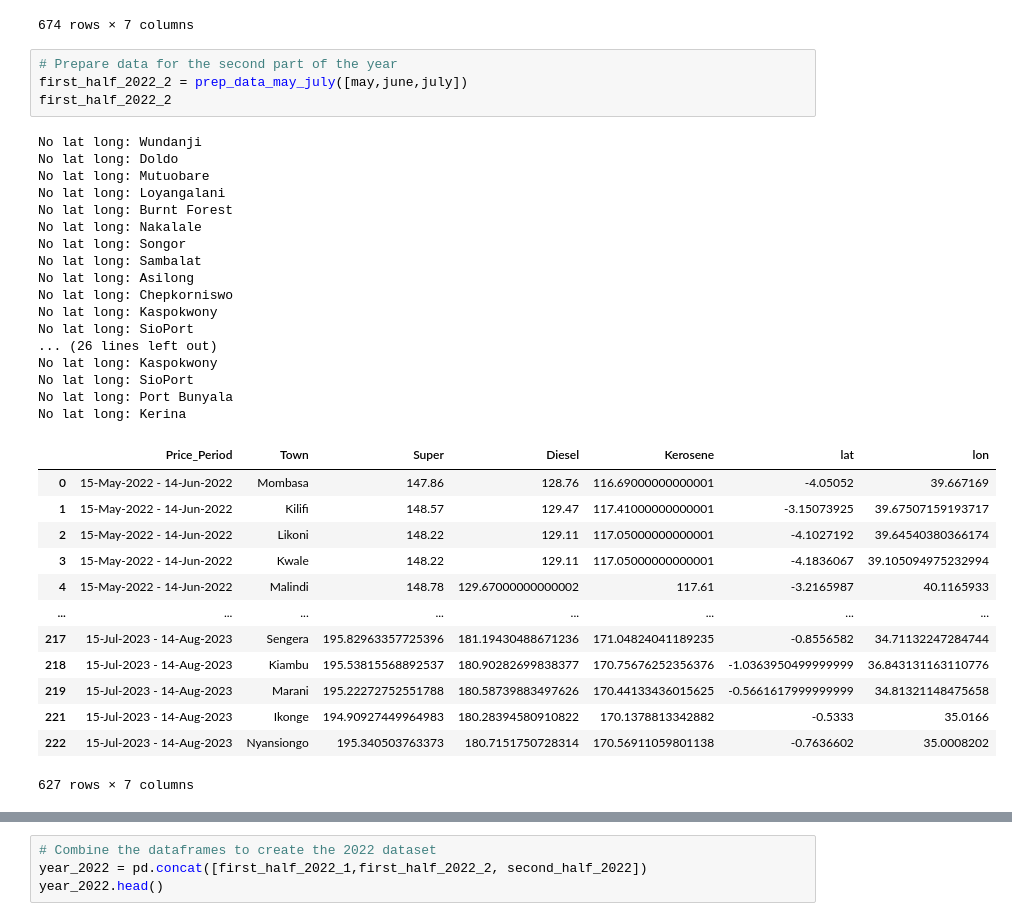
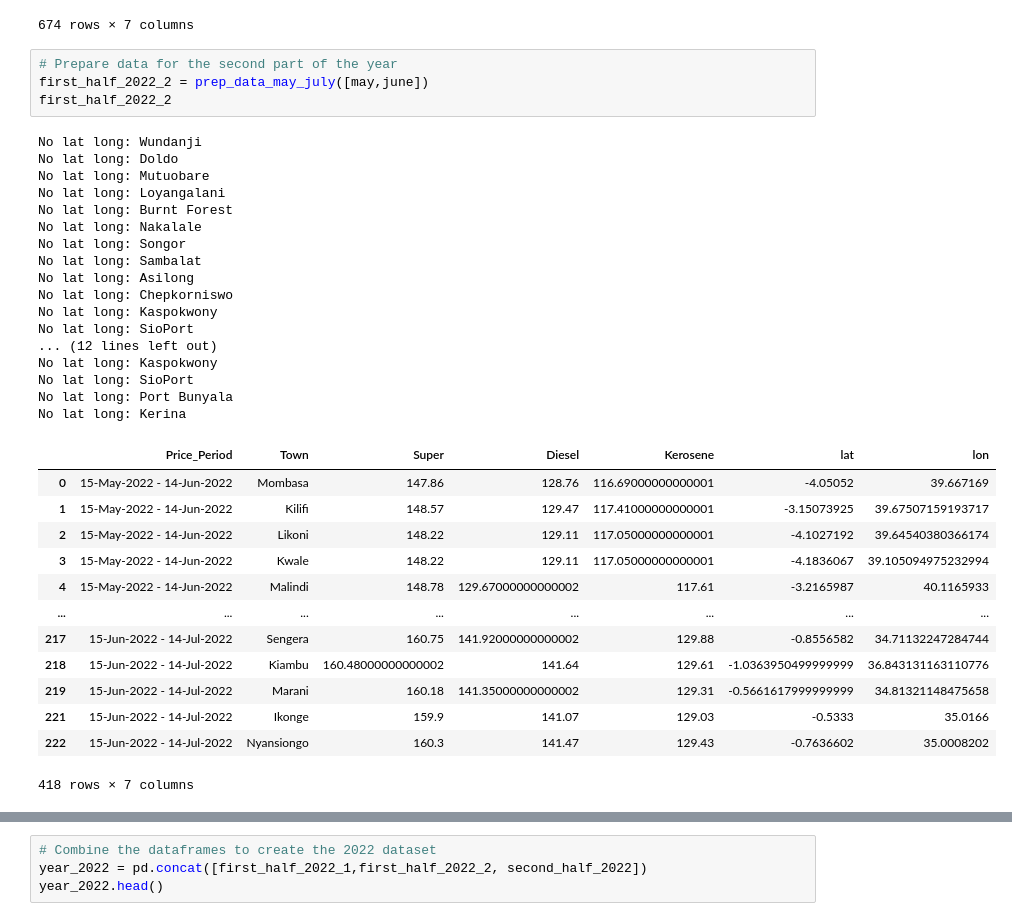
Before and after one commit to wilcox98/fuel-price-map-kenya, a Jupyter notebook: backend/notebooks/2022_cleaning.ipynb, the cells around one changed output, grey strips where cells are left out. Saved outputs shown, nothing was run; the diff lists cells and outputs as text.

```diff
--- a/backend/notebooks/2022_cleaning.ipynb
+++ b/backend/notebooks/2022_cleaning.ipynb
@@ -139,38 +139,38 @@ No lat long: Kerina
 674 rows × 7 columns
 # %%
 # Prepare data for the second part of the year
-first_half_2022_2 = prep_data_may_july([may,june,july])
+first_half_2022_2 = prep_data_may_july([may,june])
 first_half_2022_2
 # %% [output]
 No lat long: Wundanji
 No lat long: Doldo
 No lat long: Mutuobare
 No lat long: Loyangalani
 No lat long: Burnt Forest
 No lat long: Nakalale
 No lat long: Songor
 No lat long: Sambalat
 No lat long: Asilong
 No lat long: Chepkorniswo
 No lat long: Kaspokwony
 No lat long: SioPort
-... (26 lines left out)
+... (12 lines left out)
 No lat long: Kaspokwony
 No lat long: SioPort
 No lat long: Port Bunyala
 No lat long: Kerina
 |  | Price_Period | Town | Super | Diesel | Kerosene | lat | lon |
 | 0 | 15-May-2022 - 14-Jun-2022 | Mombasa | 147.86 | 128.76 | 116.69000000000001 | -4.05052 | 39.667169 |
 | 1 | 15-May-2022 - 14-Jun-2022 | Kilifi | 148.57 | 129.47 | 117.41000000000001 | -3.15073925 | 39.67507159193717 |
 | 2 | 15-May-2022 - 14-Jun-2022 | Likoni | 148.22 | 129.11 | 117.05000000000001 | -4.1027192 | 39.64540380366174 |
 | 3 | 15-May-2022 - 14-Jun-2022 | Kwale | 148.22 | 129.11 | 117.05000000000001 | -4.1836067 | 39.105094975232994 |
 | 4 | 15-May-2022 - 14-Jun-2022 | Malindi | 148.78 | 129.67000000000002 | 117.61 | -3.2165987 | 40.1165933 |
 | ... | ... | ... | ... | ... | ... | ... | ... |
-| 217 | 15-Jul-2023 - 14-Aug-2023 | Sengera | 195.82963357725396 | 181.19430488671236 | 171.04824041189235 | -0.8556582 | 34.71132247284744 |
-| 218 | 15-Jul-2023 - 14-Aug-2023 | Kiambu | 195.53815568892537 | 180.90282699838377 | 170.75676252356376 | -1.0363950499999999 | 36.843131163110776 |
-| 219 | 15-Jul-2023 - 14-Aug-2023 | Marani | 195.22272752551788 | 180.58739883497626 | 170.44133436015625 | -0.5661617999999999 | 34.81321148475658 |
-| 221 | 15-Jul-2023 - 14-Aug-2023 | Ikonge | 194.90927449964983 | 180.28394580910822 | 170.1378813342882 | -0.5333 | 35.0166 |
-| 222 | 15-Jul-2023 - 14-Aug-2023 | Nyansiongo | 195.340503763373 | 180.7151750728314 | 170.56911059801138 | -0.7636602 | 35.0008202 |
+| 217 | 15-Jun-2022 - 14-Jul-2022 | Sengera | 160.75 | 141.92000000000002 | 129.88 | -0.8556582 | 34.71132247284744 |
+| 218 | 15-Jun-2022 - 14-Jul-2022 | Kiambu | 160.48000000000002 | 141.64 | 129.61 | -1.0363950499999999 | 36.843131163110776 |
+| 219 | 15-Jun-2022 - 14-Jul-2022 | Marani | 160.18 | 141.35000000000002 | 129.31 | -0.5661617999999999 | 34.81321148475658 |
+| 221 | 15-Jun-2022 - 14-Jul-2022 | Ikonge | 159.9 | 141.07 | 129.03 | -0.5333 | 35.0166 |
+| 222 | 15-Jun-2022 - 14-Jul-2022 | Nyansiongo | 160.3 | 141.47 | 129.43 | -0.7636602 | 35.0008202 |
-627 rows × 7 columns
+418 rows × 7 columns
 # %%
 # Prepare data for the second part of the year
```
Also changed, not shown: parts of 2 cells of this notebook, 7 other files.
